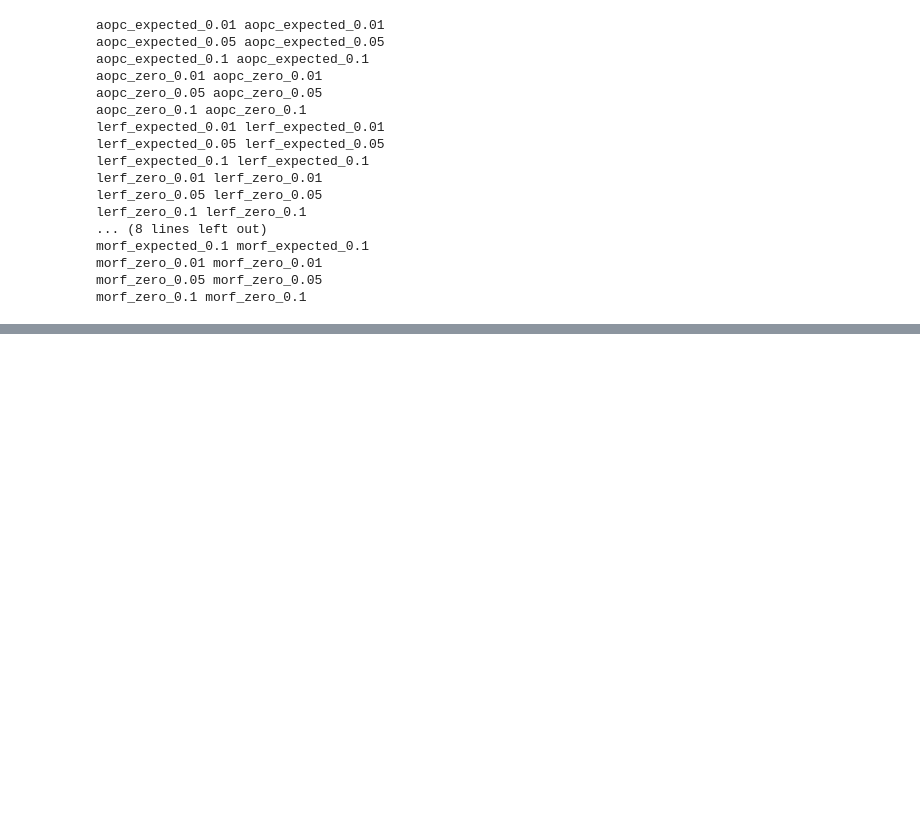
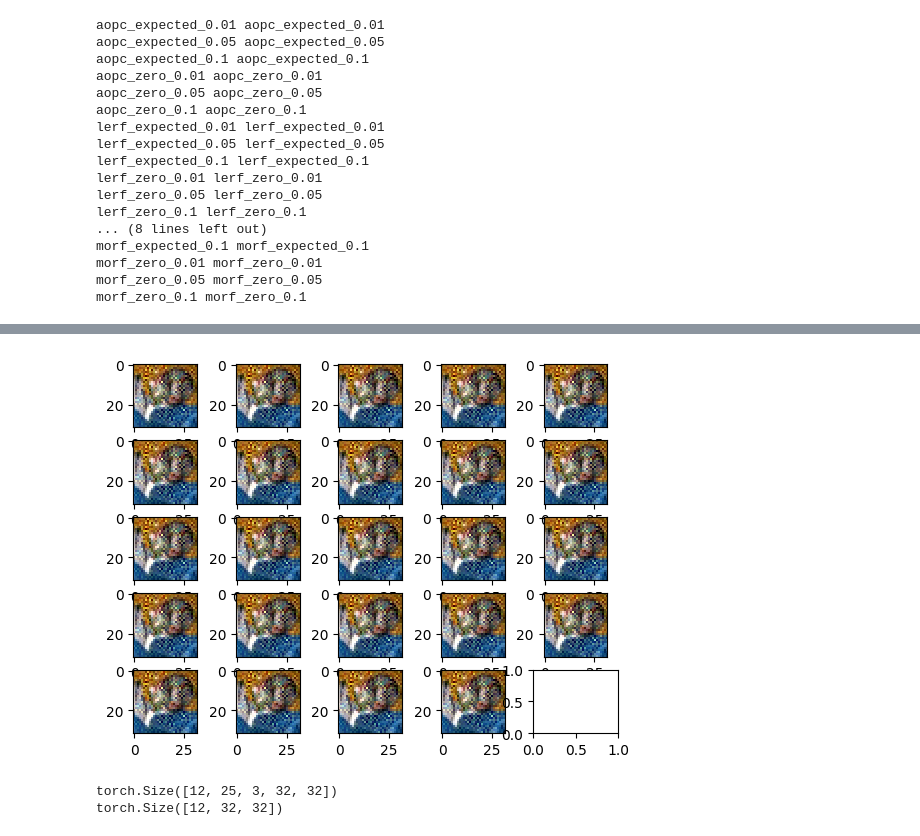
Before and after one commit to jleehun/ig_inversion, a Jupyter notebook: tasks/0525_aopc.ipynb, the cells around one changed output, grey strips where cells are left out. Cells and saved outputs as stored; diff of their text form; code cells hidden in the pictures; blank space fills up the shorter version.

```diff
--- a/tasks/0525_aopc.ipynb
+++ b/tasks/0525_aopc.ipynb
@@ -726,0 +729,18 @@ morf_zero_0.1 morf_zero_0.1
+# %%
+from ig_pkg.utils.attribution import get_gradient, integrated_gradient
+
+img, label = valid_dataset[2]
+
+model = model.to(device)
+x = img.to(device)
+
+image = []
+grad = get_gradient(model, x, label, device)
+x = x.unsqueeze(0)
+for i in range(24):
+    image.append(x)
+    x += grad
+    output = model(x)
+    score = torch.softmax(output, dim=-1)
+
+    print(score[:, label])
@@ -726,0 +765,18 @@ morf_zero_0.1 morf_zero_0.1
+# %%
+fig, axes = plt.subplots(5, 5)
+axes_flat = axes.flat
+my_cmap=plt.cm.seismic(np.arange(plt.cm.seismic.N))
+
+for i in image:
+    ax = next(axes_flat)
+    ax.imshow(convert_to_img(i.squeeze(0)))
+# %% [output]
+[figure, added]
+# %%
+temp1 = torch.from_numpy(np.load('/home/dhlee/code/ig_inversion/results/cifar10/image_simple_gradient_descent_interpolation.npy'))
+temp2 = torch.from_numpy(np.load('/home/dhlee/code/ig_inversion/results/cifar10/image_simple_gradient_descent_attribution.npy'))
+print(temp1.shape)
+print(temp2.shape)
+# %% [output]
+torch.Size([12, 25, 3, 32, 32])
+torch.Size([12, 32, 32])
```
Also changed, not shown: parts of 5 cells of this notebook, 1 other file.
